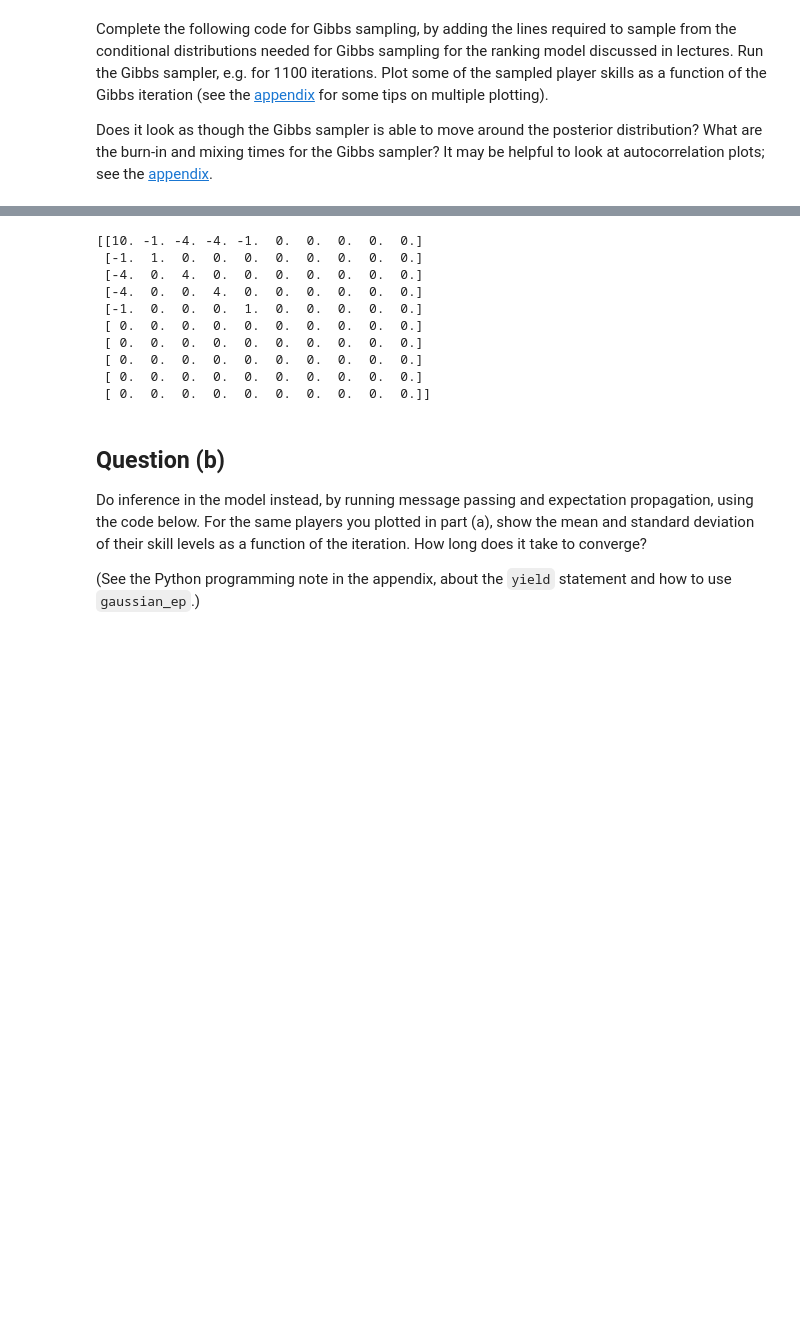
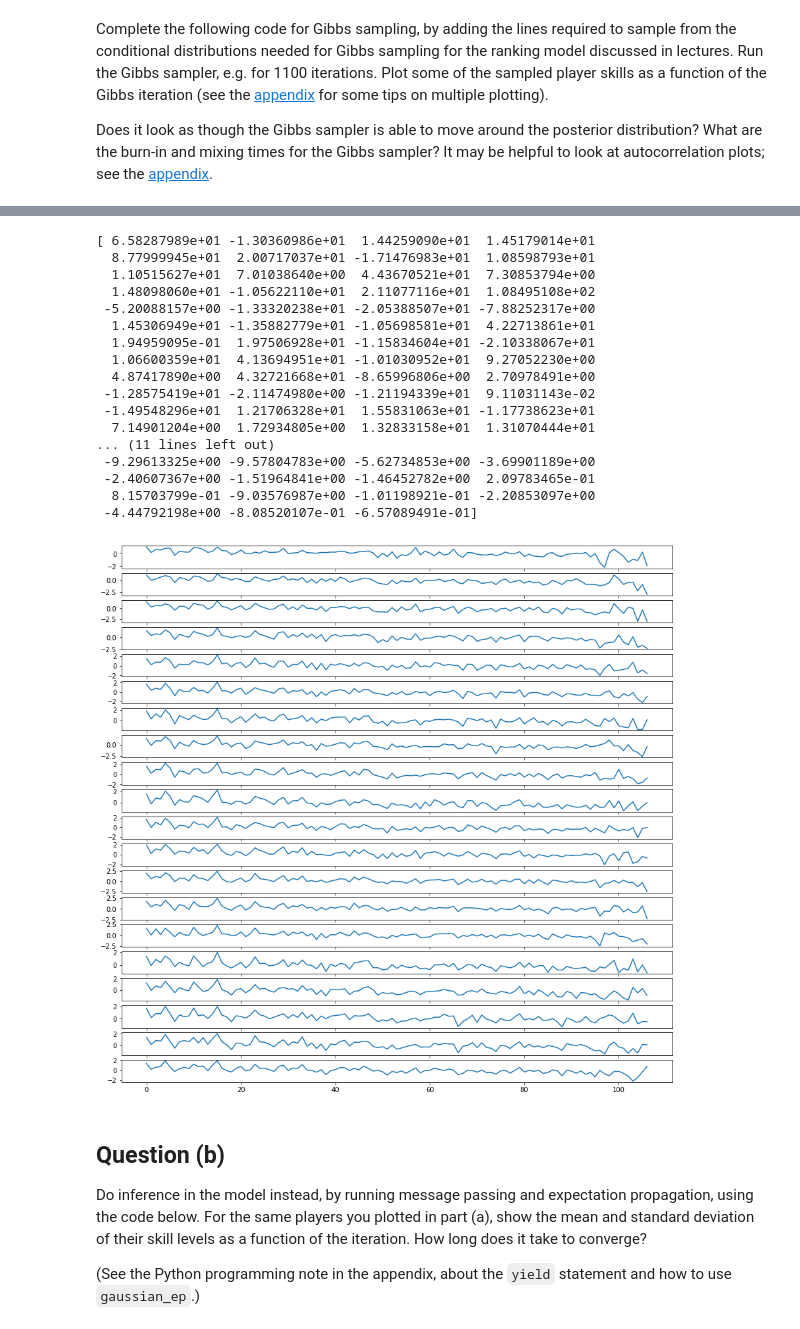
Before and after one commit to JCobbles/pml-courseworks, a Jupyter notebook: coursework2.ipynb, the cells around one changed output, grey strips where cells are left out. Saved outputs shown, nothing was run; the diff lists cells and outputs as text; code cells hidden in the pictures; blank space fills up the shorter version.

```diff
--- a/coursework2.ipynb
+++ b/coursework2.ipynb
@@ -36,6 +36,7 @@ with io.BytesIO(r.content) as f:
     G = data['G'] - 1   # W[G[i,0]] is winner of game i, W[G[i,1]] is loser
     M = W.shape[0]      # number of players M = 107
     N = G.shape[0]      # number of games N = 1801
+    max_player = 106
 # %% [markdown]
 The appendix at the bottom of this document shows a crude ranking of the players, based on the fraction of their games that they win.
 # %% [markdown]
@@ -62,0 +51,7 @@ print(G[:10])
+# %%
+i = 1
+t = np.arange(N)
+g= 0
+print(δ(i-I[g])-δ(i-J[g]))
+print(sum(left==i) - sum(right==i))
+print(sum([t[g]*(δ(i-I[g])-δ(i-J[g])) for g in range(N)]))
@@ -88,14 +90 @@ print('done')
 done
-# %%
-print(Σinv)
-# %% [output]
-[[10. -1. -4. -4. -1.  0.  0.  0.  0.  0.]
- [-1.  1.  0.  0.  0.  0.  0.  0.  0.  0.]
- [-4.  0.  4.  0.  0.  0.  0.  0.  0.  0.]
- [-4.  0.  0.  4.  0.  0.  0.  0.  0.  0.]
- [-1.  0.  0.  0.  1.  0.  0.  0.  0.  0.]
- [ 0.  0.  0.  0.  0.  0.  0.  0.  0.  0.]
- [ 0.  0.  0.  0.  0.  0.  0.  0.  0.  0.]
- [ 0.  0.  0.  0.  0.  0.  0.  0.  0.  0.]
- [ 0.  0.  0.  0.  0.  0.  0.  0.  0.  0.]
- [ 0.  0.  0.  0.  0.  0.  0.  0.  0.  0.]]
@@ -102,15 +95,21 @@ print(Σinv)
 # %%
-Σ = np.linalg.inv(Σinv)
+Σinv_ = Σinv + np.eye(M)
+Σ = np.linalg.inv(Σinv_)
+ws = list()
+w = np.zeros(M)         # skills, initialized to be the prior mean μ0 = 0
 
-for _ in range(1100):
+for _ in range(20): #1100
     # Sample performance differences (t) given skills (w) and outcomes (G)
     s = w[G[:,0]] - w[G[:,1]]
     σ = 1
     t = s + σ * scipy.stats.norm.ppf(1 - np.random.uniform(size=N)*(1-scipy.stats.norm.cdf(-s/σ)))
 
     # Sample skills given performance differences
-    μtilde = [sum([t[g](δ(i-I(g))-δ(i-J(g)))
-                   for g in range(G.shape[0])])
-              for i in range(G.shape[0])]
+    μtilde = np.zeros(M)
+    for i in range(M):
+        μtilde[i] = sum([t[g]*(δ(i-I[g])-δ(i-J[g])) for g in range(N)])
+
+    μtilde = np.array(μtilde)
     μ = Σ @ μtilde
     w = np.random.multivariate_normal(mean=μ, cov=Σ)
+    ws.append(w)
@@ -119,3 +116,31 @@ print(μtilde)
+# %%
+print(μtilde)
+plt.figure(figsize=(15,15))
+i = 1
+
+for w in ws:
+    plt.subplot(len(ws), 1, i)
+    i+=1
+    plt.plot(w)
+# %% [output]
+[ 6.58287989e+01 -1.30360986e+01  1.44259090e+01  1.45179014e+01
+  8.77999945e+01  2.00717037e+01 -1.71476983e+01  1.08598793e+01
+  1.10515627e+01  7.01038640e+00  4.43670521e+01  7.30853794e+00
+  1.48098060e+01 -1.05622110e+01  2.11077116e+01  1.08495108e+02
+ -5.20088157e+00 -1.33320238e+01 -2.05388507e+01 -7.88252317e+00
+  1.45306949e+01 -1.35882779e+01 -1.05698581e+01  4.22713861e+01
+  1.94959095e-01  1.97506928e+01 -1.15834604e+01 -2.10338067e+01
+  1.06600359e+01  4.13694951e+01 -1.01030952e+01  9.27052230e+00
+  4.87417890e+00  4.32721668e+01 -8.65996806e+00  2.70978491e+00
+ -1.28575419e+01 -2.11474980e+00 -1.21194339e+01  9.11031143e-02
+ -1.49548296e+01  1.21706328e+01  1.55831063e+01 -1.17738623e+01
+  7.14901204e+00  1.72934805e+00  1.32833158e+01  1.31070444e+01
+... (11 lines left out)
+ -9.29613325e+00 -9.57804783e+00 -5.62734853e+00 -3.69901189e+00
+ -2.40607367e+00 -1.51964841e+00 -1.46452782e+00  2.09783465e-01
+  8.15703799e-01 -9.03576987e+00 -1.01198921e-01 -2.20853097e+00
+ -4.44792198e+00 -8.08520107e-01 -6.57089491e-01]
+[figure, added]
 # %% [markdown]
 ## Question (b)
 
```
Also changed, not shown: parts of 5 cells of this notebook.
